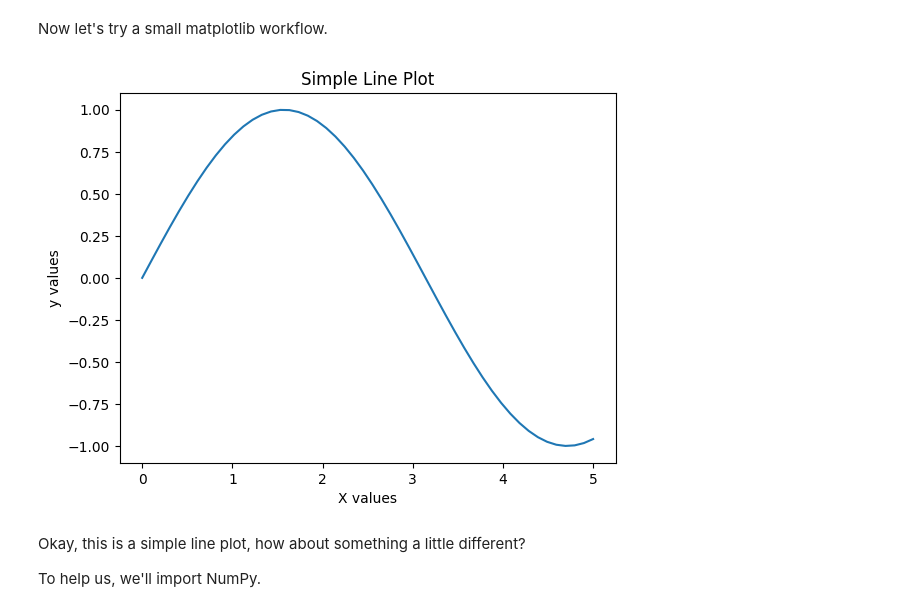
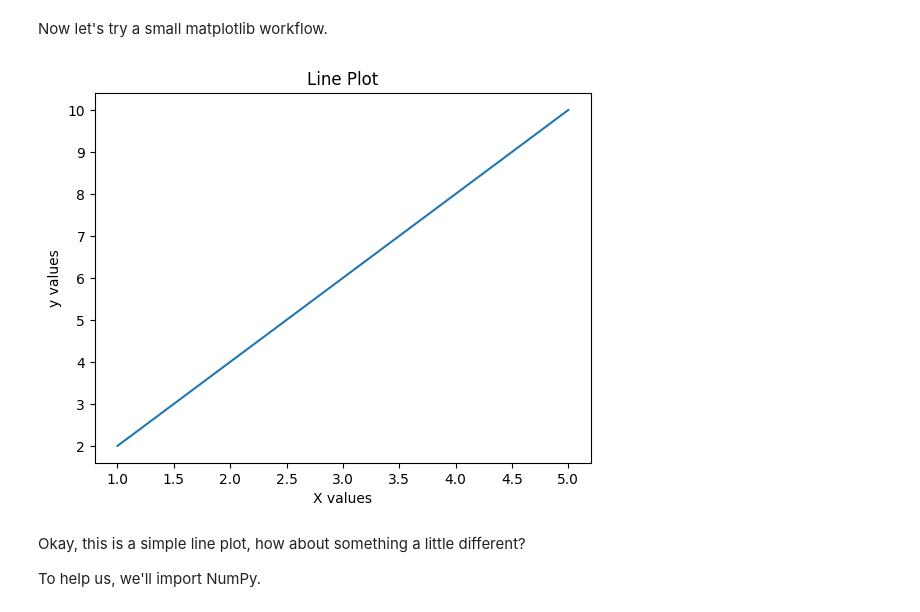
Before and after one commit to cri10dm-4/DSA-5620, a Jupyter notebook: ICP3/ICP3_B.ipynb, the cells around one changed output. Drawn from its saved outputs; the diff is of its cells as text; code cells hidden in the pictures.

```diff
--- a/ICP3/ICP3_B.ipynb
+++ b/ICP3/ICP3_B.ipynb
@@ -89,29 +89,29 @@ Now let's try a small matplotlib workflow.
 # %%
 # Import and get matplotlib ready
 import matplotlib.pyplot as plt
 %matplotlib inline
 
 # Prepare data (create two lists of 5 numbers, X & y)
-x = np.linspace(0, 5, 50)
-y = np.sin(x)
+X = [1, 2, 3, 4, 5]
+y = [2, 4, 6, 8, 10]
 
 # Setup figure and axes using plt.subplots()
 fig, ax = plt.subplots()
 
 # Add data (X, y) to axes
-ax.plot(x, y)
+ax.plot(X, y)
 
 # Customize plot by adding a title, xlabel and ylabel
-ax.set_title('Simple Line Plot')
+ax.set_title('Line Plot')
 ax.set_xlabel('X values')
 ax.set_ylabel('y values')
 
 # Save the plot to file using fig.savefig()
 fig.savefig('line_plot.png')
 
 plt.show()
 # %% [output]
-[figure, old version]
+[figure, new version]
 # %% [markdown]
 Okay, this is a simple line plot, how about something a little different?
 
```
Also changed, not shown: parts of 9 cells of this notebook.
